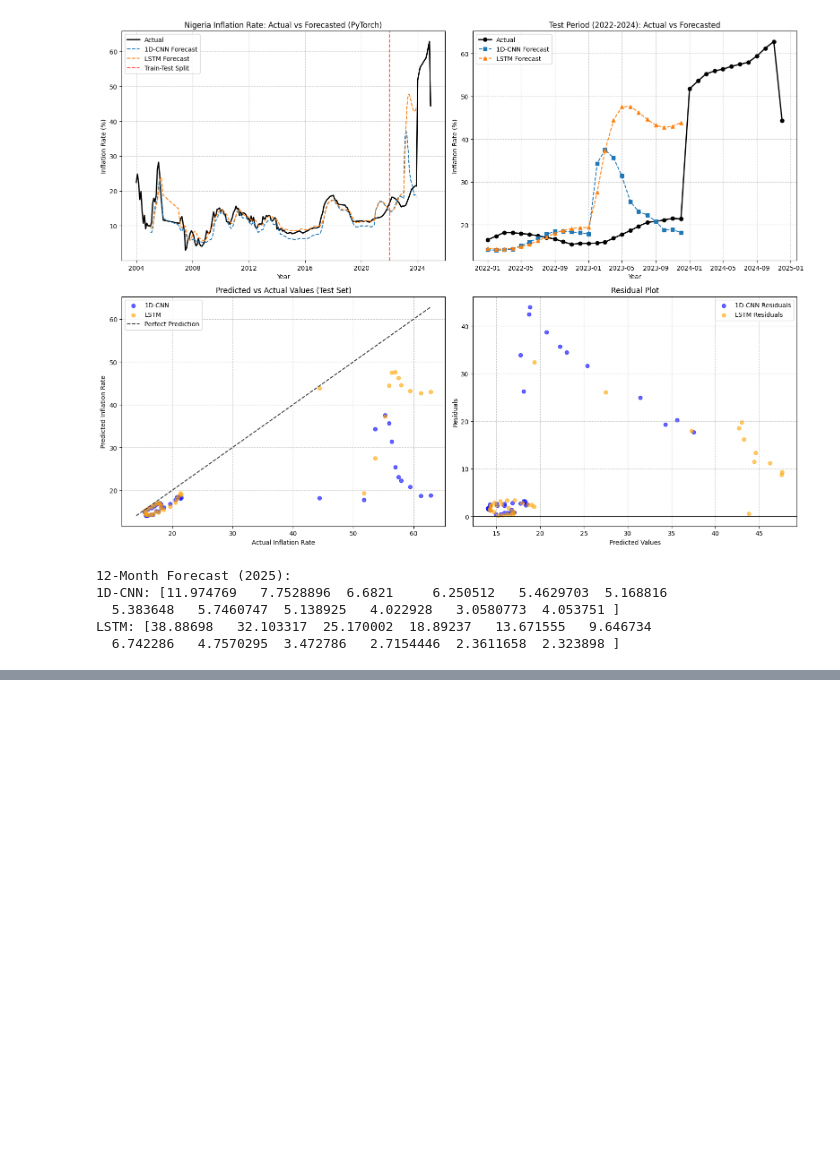
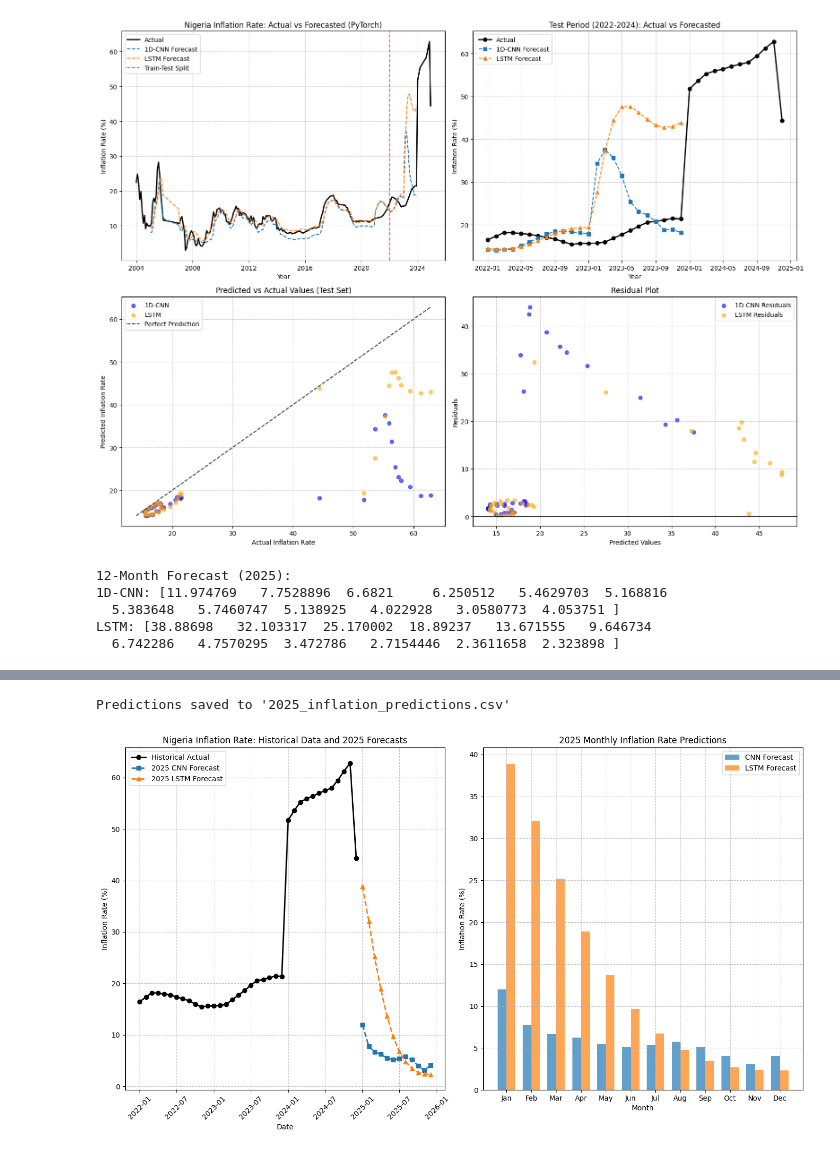
Before and after one commit to Favourboi/Nigeria-Inflation-Forecasting, a Jupyter notebook: Forecasting Nigeria Inflation with Machine Learning.ipynb, the cells around one changed output, grey strips where cells are left out. Cells and saved outputs as stored; diff of their text form; code cells hidden in the pictures; blank space fills up the shorter version.

Commit message:
Initial commit: Complete inflation forecasting research project

```diff
--- a/Forecasting Nigeria Inflation with Machine Learning.ipynb
+++ b/Forecasting Nigeria Inflation with Machine Learning.ipynb
@@ -593,0 +630,20 @@ LSTM: [38.88698   32.103317  25.170002  18.89237   13.671555   9.646734
+# %%
+# Create 2025 monthly dates
+months_2025 = pd.date_range(start='2025-01-01', end='2025-12-31', freq='MS')
+
+# Create the results DataFrame in the requested format
+results_2025 = pd.DataFrame({
+    'Month': months_2025.strftime('%B %Y'),
+    '1D_CNN': cnn_2025_predictions,
+    'LSTM': lstm_2025_predictions,
+    'Actual_value': np.nan  # Empty for future predictions
+})
+
+# Format the numbers to 2 decimal places
+results_2025['1D_CNN'] = results_2025['1D_CNN'].round(2)
+results_2025['LSTM'] = results_2025['LSTM'].round(2)
+
+print("\n2025 Inflation Rate Predictions:")
+print("="*60)
+print(results_2025.to_string(index=False))
+print("="*60)
@@ -593,0 +667,50 @@ LSTM: [38.88698   32.103317  25.170002  18.89237   13.671555   9.646734
+# %%
+# Save to CSV file
+results_2025.to_csv('2025_inflation_predictions.csv', index=False)
+print("\nPredictions saved to '2025_inflation_predictions.csv'")
+# %% [output]
+Predictions saved to '2025_inflation_predictions.csv'
+# %%
+# Create a visualization of the forecasts
+plt.figure(figsize=(14, 8))
+
+# Plot historical data (last 3 years for context)
+historical_data = inflation_data[inflation_data.index >= '2022-01-01']
+
+plt.subplot(1, 2, 1)
+plt.plot(historical_data.index, historical_data['Inflation_Rate'],
+         label='Historical Actual', linewidth=2, color='black', marker='o')
+
+# Plot 2025 predictions
+plt.plot(months_2025, cnn_2025_predictions,
+         label='2025 CNN Forecast', linestyle='--', linewidth=2, marker='s')
+plt.plot(months_2025, lstm_2025_predictions,
+         label='2025 LSTM Forecast', linestyle='--', linewidth=2, marker='^')
+
+plt.title('Nigeria Inflation Rate: Historical Data and 2025 Forecasts')
+plt.xlabel('Date')
+plt.ylabel('Inflation Rate (%)')
+plt.legend()
+plt.grid(True, linestyle='--', alpha=0.7)
+plt.xticks(rotation=45)
+
+# Plot bar chart for 2025 predictions
+plt.subplot(1, 2, 2)
+x_pos = np.arange(len(months_2025))
+width = 0.35
+
+plt.bar(x_pos - width/2, cnn_2025_predictions, width, label='CNN Forecast', alpha=0.7)
+plt.bar(x_pos + width/2, lstm_2025_predictions, width, label='LSTM Forecast', alpha=0.7)
+
+plt.xlabel('Month')
+plt.ylabel('Inflation Rate (%)')
+plt.title('2025 Monthly Inflation Rate Predictions')
+plt.xticks(x_pos, [month.strftime('%b') for month in months_2025])
+plt.legend()
+plt.grid(True, linestyle='--', alpha=0.7)
+
+plt.tight_layout()
+plt.savefig('2025_inflation_forecasts.png', dpi=300, bbox_inches='tight')
+plt.show()
+# %% [output]
+[figure, added]
```
Also changed, not shown: parts of 5 cells of this notebook, 4 other files.
